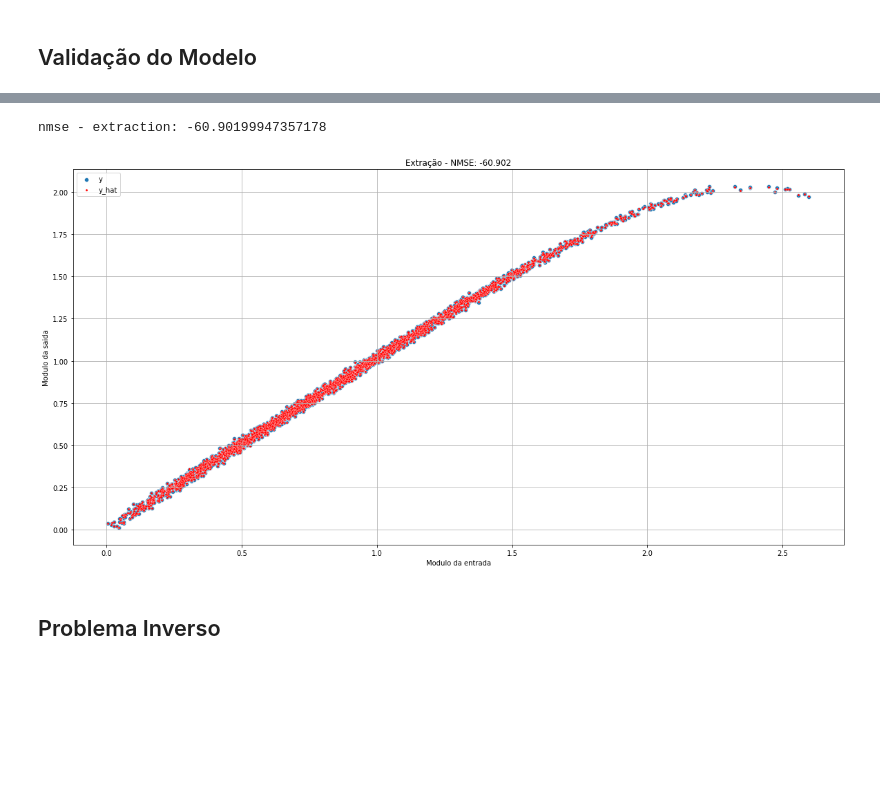
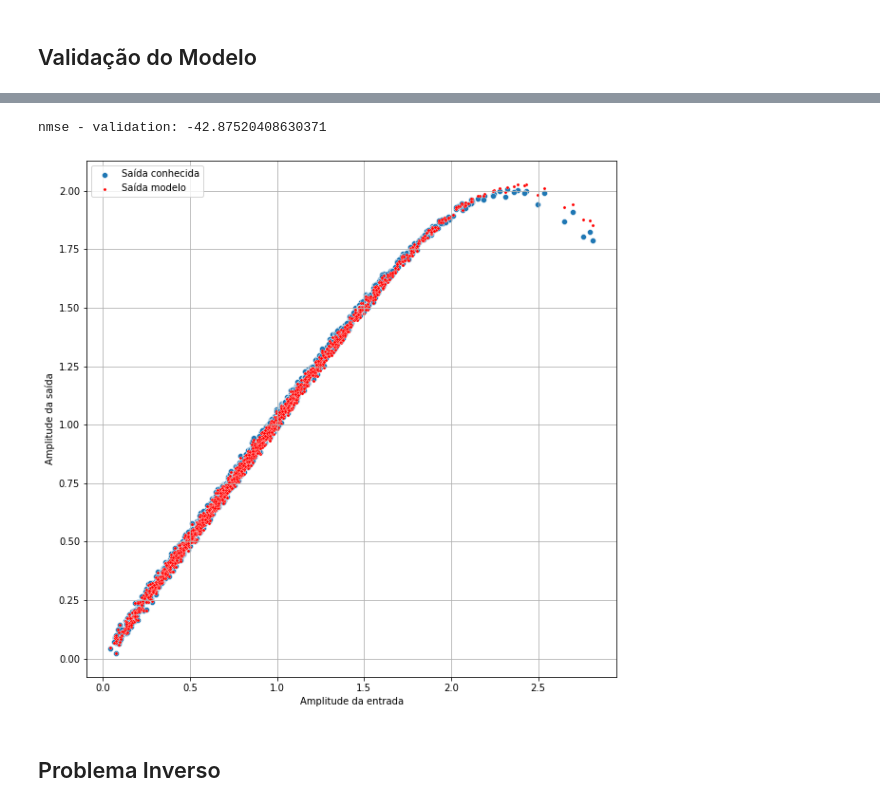
Before and after one commit to CaioMizerkowski/TCC, a Jupyter notebook: nb/parteB.ipynb, the cells around one changed output, grey strips where cells are left out. Saved outputs shown, nothing was run; the diff lists cells and outputs as text; code cells hidden in the pictures; blank space fills up the shorter version.

```diff
--- a/nb/parteB.ipynb
+++ b/nb/parteB.ipynb
@@ -284,29 +325,29 @@ nmse - extraction: -42.87520408630371
 # %%
-p = Path('../data/modeledcadence_extraction.csv')
+p = Path('../data/modeledcadence_validation.csv')
 data = load_csv2numpy(p)
 x = data[:, 0] + 1j*data[:, 1]
 x = normalize_data(x)
 x_abs = np.abs(x)
 
 y = data[:, 2] + 1j*data[:, 3]
 y = normalize_data(y)
 y_abs = np.abs(y)
 
 nmse, y_hat = validation(model, x, y, M)
-print(f'nmse - extraction: {nmse}')
+print(f'nmse - validation: {nmse}')
 
-plt.figure(figsize=(20,10))
-sns.scatterplot(x=x_abs, y=y_abs, label='y')
-sns.scatterplot(x=x_abs[M+1:], y=np.abs(y_hat), label='y_hat', s=10, color='red')
+plt.figure(figsize=(10,10))
+sns.scatterplot(x=x_abs, y=y_abs, label='Saída conhecida')
+sns.scatterplot(x=x_abs[M+1:], y=np.abs(y_hat), label='Saída modelo', s=10, color='red')
 plt.grid()
-plt.title(f'Extração - NMSE: {nmse:.3f}')
-plt.xlabel('Modulo da entrada')
-plt.ylabel('Modulo da saida')
+#plt.title(f'Validação - NMSE: {nmse:.3f}')
+plt.ylabel('Amplitude da saída')
+plt.xlabel('Amplitude da entrada')
 plt.show()
 plt.close()
 # %% [output]
-nmse - extraction: -60.90199947357178
+nmse - validation: -42.87520408630371
-[figure, old version]
+[figure, new version]
 # %% [markdown]
 ## Problema Inverso
 # %%
```
Also changed, not shown: parts of 15 cells of this notebook, 11 other files.
